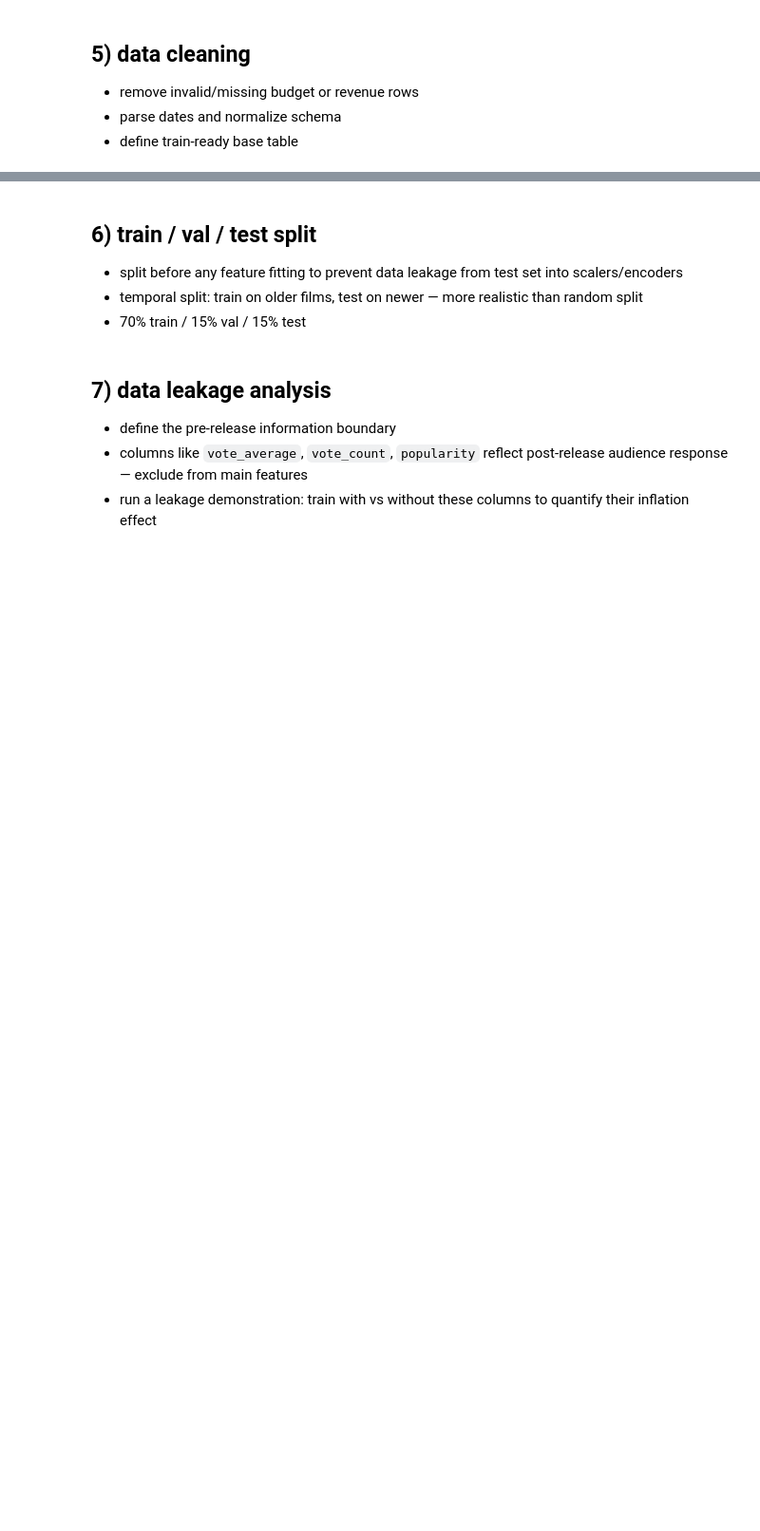
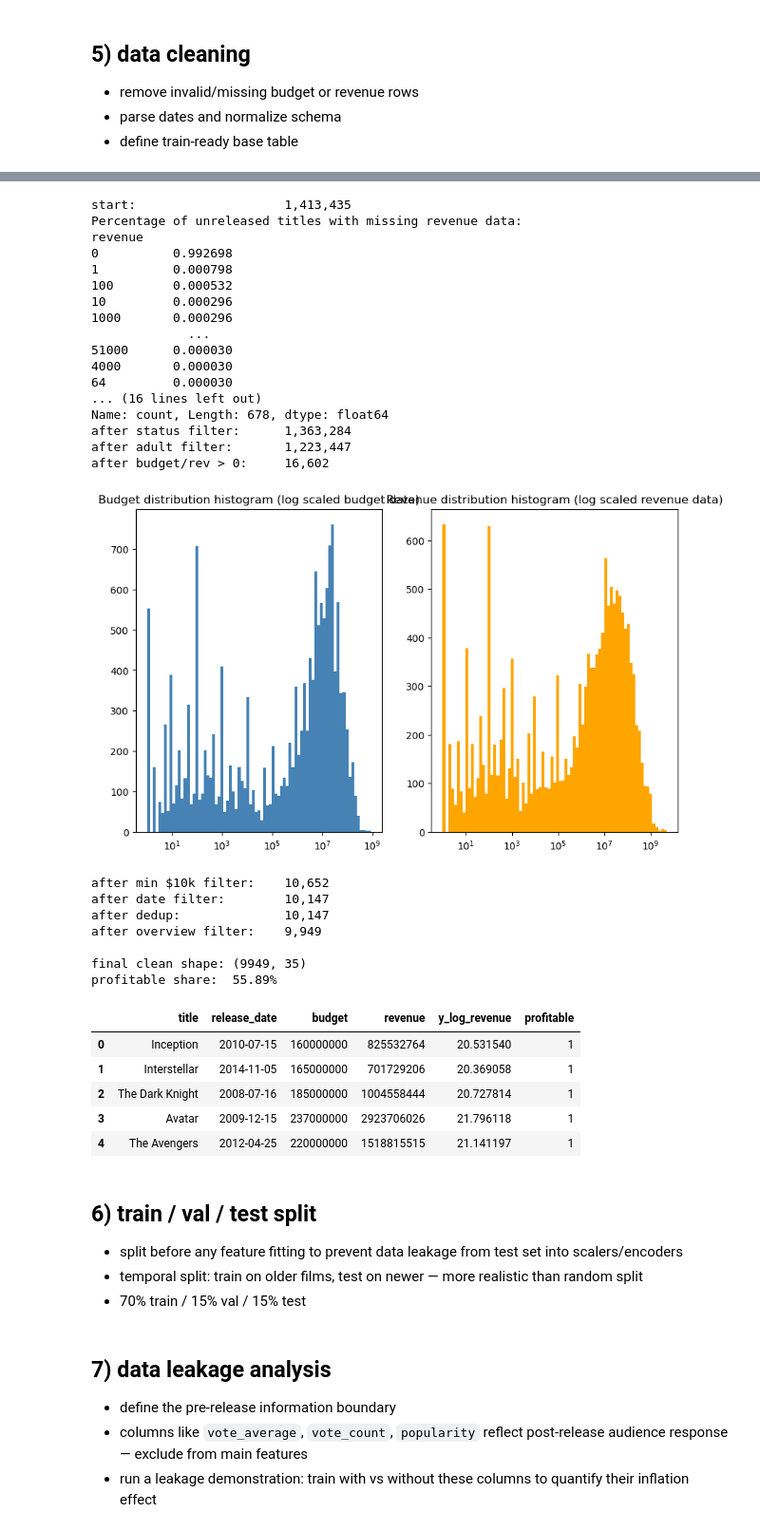
Before and after one commit to oliespineira/ML-project, a Jupyter notebook: notebook.ipynb, the cells around one changed output, grey strips where cells are left out. Shown at 95% size. Drawn from its saved outputs; the diff is of its cells as text; code cells hidden in the pictures; blank space fills up the shorter version.

```diff
--- a/notebook.ipynb
+++ b/notebook.ipynb
@@ -62,10 +62,11 @@ np.random.seed(SEED)
 - cache locally before embedding extraction
 # %%
 # load raw datasets
-TMDB_PATH       = ROOT / "TMDB_movie_dataset_v11.csv"
-CREW_PATH       = ROOT / "title.crew.tsv.csv"
-PRINCIPALS_PATH = ROOT / "title.principals.tsv.csv"
-NAMES_PATH      = ROOT / "name.basics.tsv.csv"
+TMDB_PATH       = ROOT / "data/raw/TMDB_movie_dataset_v11.csv"
+CREW_PATH       = ROOT / "data/raw/title.crew.tsv.csv"
+PRINCIPALS_PATH = ROOT / "data/raw/title.principals.tsv.csv"
+NAMES_PATH      = ROOT / "data/raw/name.basics.tsv.csv"
+
 
 tmdb       = pd.read_csv(TMDB_PATH)
 crew       = pd.read_csv(CREW_PATH,       sep='\t', compression='gzip', low_memory=False)
@@ -210,6 +340,15 @@ print(f"cast match rate (with id): {(cast_matched & has_imdb_merged).sum() / has
 # %%
 df = merged.copy()
 print(f"start:                    {len(df):,}")
+
+# charts showing revenue missingness for upcoming and in-production titles.
+unreleased = df[df["status"].isin(["Planned", "In Production"])]
+print(f"Percentage of unreleased titles with missing revenue data: ")
+print(unreleased["revenue"].value_counts()/len(unreleased), end = "\n")
+print(f"Percentage of unreleased titles with missing budget data: ")
+print(unreleased["budget"].value_counts()/len(unreleased), end = "\n")
+# close to 100% of unreleased titles have missing financial indicators, so we can safely remove these rows.
+
 
 # keep only released films --> TMDB includes upcoming, in-production, and cancelled
 # titles which have no revenue by definition and would just be noise
@@ -226,38 +365,85 @@ print(f"after adult filter:       {len(df):,}")
 df = df[df["budget"].fillna(0) > 0]
 df = df[df["revenue"].fillna(0) > 0]
 print(f"after budget/rev > 0:     {len(df):,}")
+
+
+# identify significant outliers in budget and revenue so as to justify the minimum $10k filter below
+# data in several orders of magnitude, so to make histogram bins readable, use a log spaced histogram.
+fig, ax = plt.subplots(1, 2, figsize=(10, 6))
+ax[0].hist(df["budget"], bins = np.logspace(np.log10(df["budget"].min()), np.log10(df["budget"].max()), 80), color = "steelblue")
+ax[0].set_xscale("log")
+ax[0].set_title("Budget distribution histogram (log scaled budget data)")
+ax[1].hist(df["revenue"], bins = np.logspace(np.log10(df["revenue"].min()), np.log10(df["revenue"].max()), 80), color = "orange")
+ax[1].set_xscale("log")
+ax[1].set_title("Revenue distribution histogram (log scaled revenue data)")
+plt.show()
+# the two graphs show a cluster of entries with very low budget and revenue figures, which are likely to be data entry errors.
+# for example, there are around 550 entries with $1 budget. This is highly implausible.
+
 
 # drop implausibly small values —-> entries like $1 budget or $500 revenue are
 # clearly data entry errors; $10k is a conservative lower bound for any real
 # theatrical release worth modeling
 df = df[(df["budget"] >= 10_000) & (df["revenue"] >= 10_000)]
 print(f"after min $10k filter:    {len(df):,}")
 
 # parse and require a valid release date —-> release timing is used as a feature
 # (season, year) and is also needed for the temporal cutoff in talent features
 # (section 5), so rows without a date can't be used
 df["release_date"] = pd.to_datetime(df["release_date"], errors="coerce")
 df = df.dropna(subset=["release_date"])
 print(f"after date filter:        {len(df):,}")
 
 # drop duplicates on tmdb id —-> some titles appear more than once in TMDB
 # (e.g. different regional entries); keep first to avoid inflating the training set
 df = df.drop_duplicates(subset=["id"])
 print(f"after dedup:              {len(df):,}")
 
 # require a non-empty overview —-> synopsis embeddings are a planned feature group
 # (section 5); rows with no overview can't contribute to that modality so we
 # drop them now rather than impute
 df = df[df["overview"].fillna("").str.strip() != ""]
 print(f"after overview filter:    {len(df):,}")
 
 # define targets
 df["y_log_revenue"] = np.log1p(df["revenue"])
 df["profitable"]    = (df["revenue"] > 1.5 * df["budget"]).astype(int)
 
 print(f"\nfinal clean shape: {df.shape}")
 print(f"profitable share:  {df['profitable'].mean():.2%}")
 df[["title", "release_date", "budget", "revenue", "y_log_revenue", "profitable"]].head()
+# %% [output]
+start:                    1,413,435
+Percentage of unreleased titles with missing revenue data:
+revenue
+0          0.992698
+1          0.000798
+100        0.000532
+10         0.000296
+1000       0.000296
+             ...
+51000      0.000030
+4000       0.000030
+64         0.000030
+... (16 lines left out)
+Name: count, Length: 678, dtype: float64
+after status filter:      1,363,284
+after adult filter:       1,223,447
+after budget/rev > 0:     16,602
+[figure, added]
+after min $10k filter:    10,652
+after date filter:        10,147
+after dedup:              10,147
+after overview filter:    9,949
+
+final clean shape: (9949, 35)
+profitable share:  55.89%
+|  | title | release_date | budget | revenue | y_log_revenue | profitable |
+| 0 | Inception | 2010-07-15 | 160000000 | 825532764 | 20.531540 | 1 |
+| 1 | Interstellar | 2014-11-05 | 165000000 | 701729206 | 20.369058 | 1 |
+| 2 | The Dark Knight | 2008-07-16 | 185000000 | 1004558444 | 20.727814 | 1 |
+| 3 | Avatar | 2009-12-15 | 237000000 | 2923706026 | 21.796118 | 1 |
+| 4 | The Avengers | 2012-04-25 | 220000000 | 1518815515 | 21.141197 | 1 |
 # %% [markdown]
 ## 6) train / val / test split
 
```
Also changed, not shown: parts of 6 cells of this notebook.
